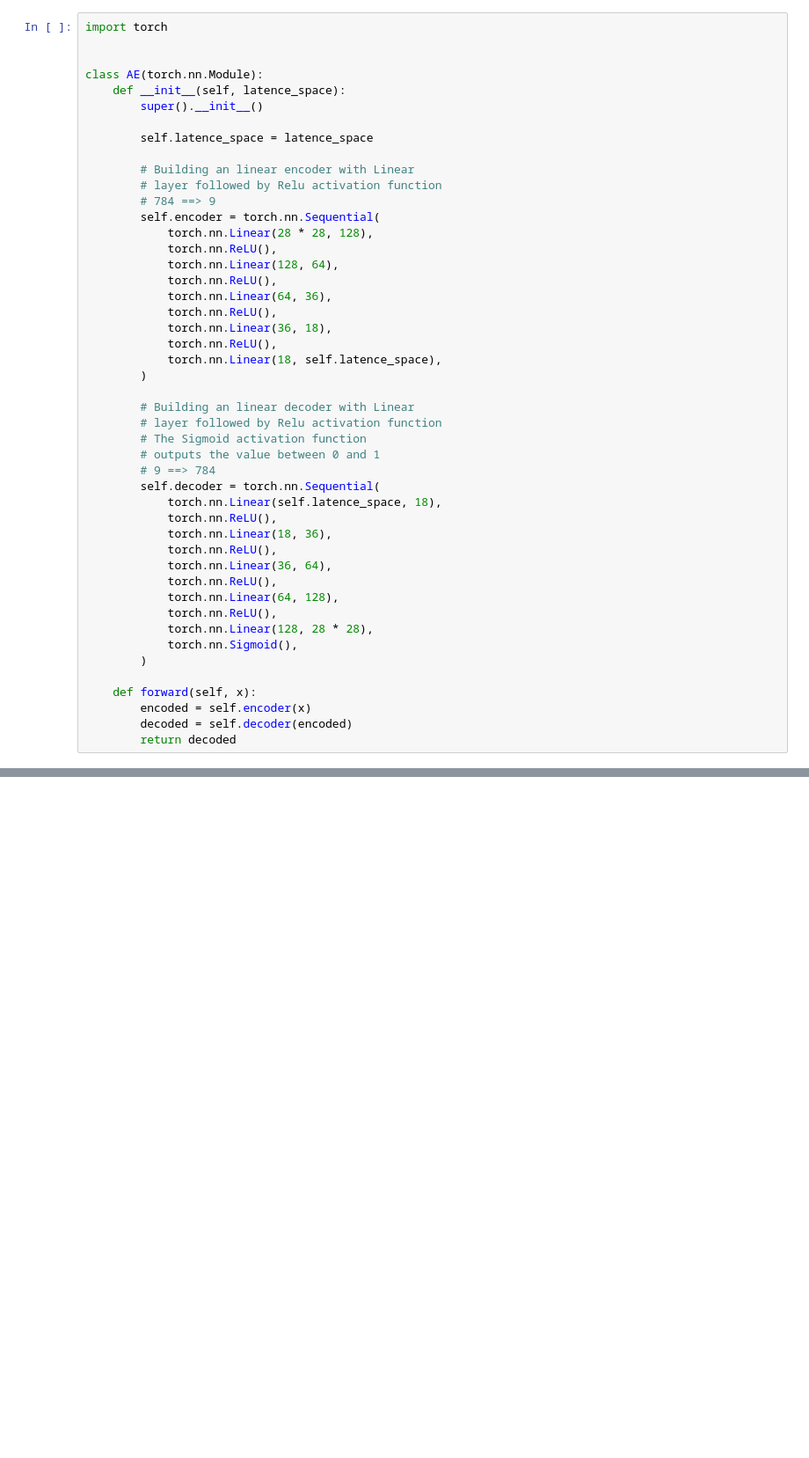
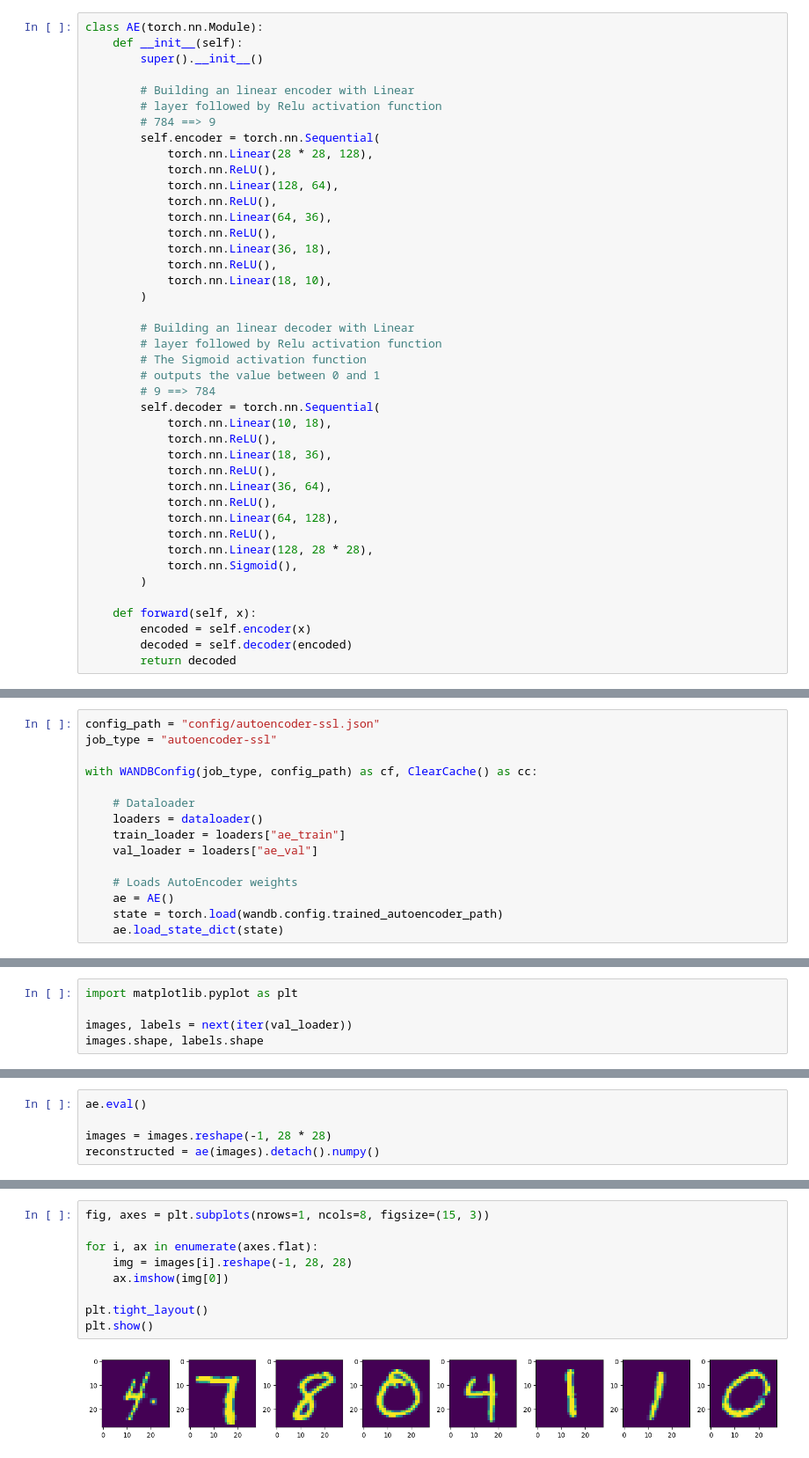
Before and after one commit to wilberquito/mnist-autoencoder-classification, a Jupyter notebook: autoencoder-ssl.ipynb, the cells around one changed output, grey strips where cells are left out. Shown at 88% size. Cells and saved outputs as stored; diff of their text form; blank space fills up the shorter version.

```diff
--- a/autoencoder-ssl.ipynb
+++ b/autoencoder-ssl.ipynb
@@ -81,12 +99,7 @@ def dataloader():
 # %%
-import torch
-
-
 class AE(torch.nn.Module):
-    def __init__(self, latence_space):
+    def __init__(self):
         super().__init__()
-
-        self.latence_space = latence_space
 
         # Building an linear encoder with Linear
         # layer followed by Relu activation function
@@ -100,7 +113,7 @@ class AE(torch.nn.Module):
             torch.nn.ReLU(),
             torch.nn.Linear(36, 18),
             torch.nn.ReLU(),
-            torch.nn.Linear(18, self.latence_space),
+            torch.nn.Linear(18, 10),
         )
 
         # Building an linear decoder with Linear
@@ -109,7 +122,7 @@ class AE(torch.nn.Module):
         # outputs the value between 0 and 1
         # 9 ==> 784
         self.decoder = torch.nn.Sequential(
-            torch.nn.Linear(self.latence_space, 18),
+            torch.nn.Linear(10, 18),
             torch.nn.ReLU(),
             torch.nn.Linear(18, 36),
             torch.nn.ReLU(),
@@ -216,0 +227,15 @@ torch.save(model.state_dict(), "autoencoder.pth")
+# %%
+config_path = "config/autoencoder-ssl.json"
+job_type = "autoencoder-ssl"
+
+with WANDBConfig(job_type, config_path) as cf, ClearCache() as cc:
+
+    # Dataloader
+    loaders = dataloader()
+    train_loader = loaders["ae_train"]
+    val_loader = loaders["ae_val"]
+
+    # Loads AutoEncoder weights
+    ae = AE()
+    state = torch.load(wandb.config.trained_autoencoder_path)
+    ae.load_state_dict(state)
@@ -216,0 +252,5 @@ torch.save(model.state_dict(), "autoencoder.pth")
+# %%
+import matplotlib.pyplot as plt
+
+images, labels = next(iter(val_loader))
+images.shape, labels.shape
@@ -216,0 +279,5 @@ torch.save(model.state_dict(), "autoencoder.pth")
+# %%
+ae.eval()
+
+images = images.reshape(-1, 28 * 28)
+reconstructed = ae(images).detach().numpy()
@@ -216,0 +288,11 @@ torch.save(model.state_dict(), "autoencoder.pth")
+# %%
+fig, axes = plt.subplots(nrows=1, ncols=8, figsize=(15, 3))
+
+for i, ax in enumerate(axes.flat):
+    img = images[i].reshape(-1, 28, 28)
+    ax.imshow(img[0])
+
+plt.tight_layout()
+plt.show()
+# %% [output]
+[figure, added]
```
Also changed, not shown: parts of 15 cells of this notebook, 10 other files.
